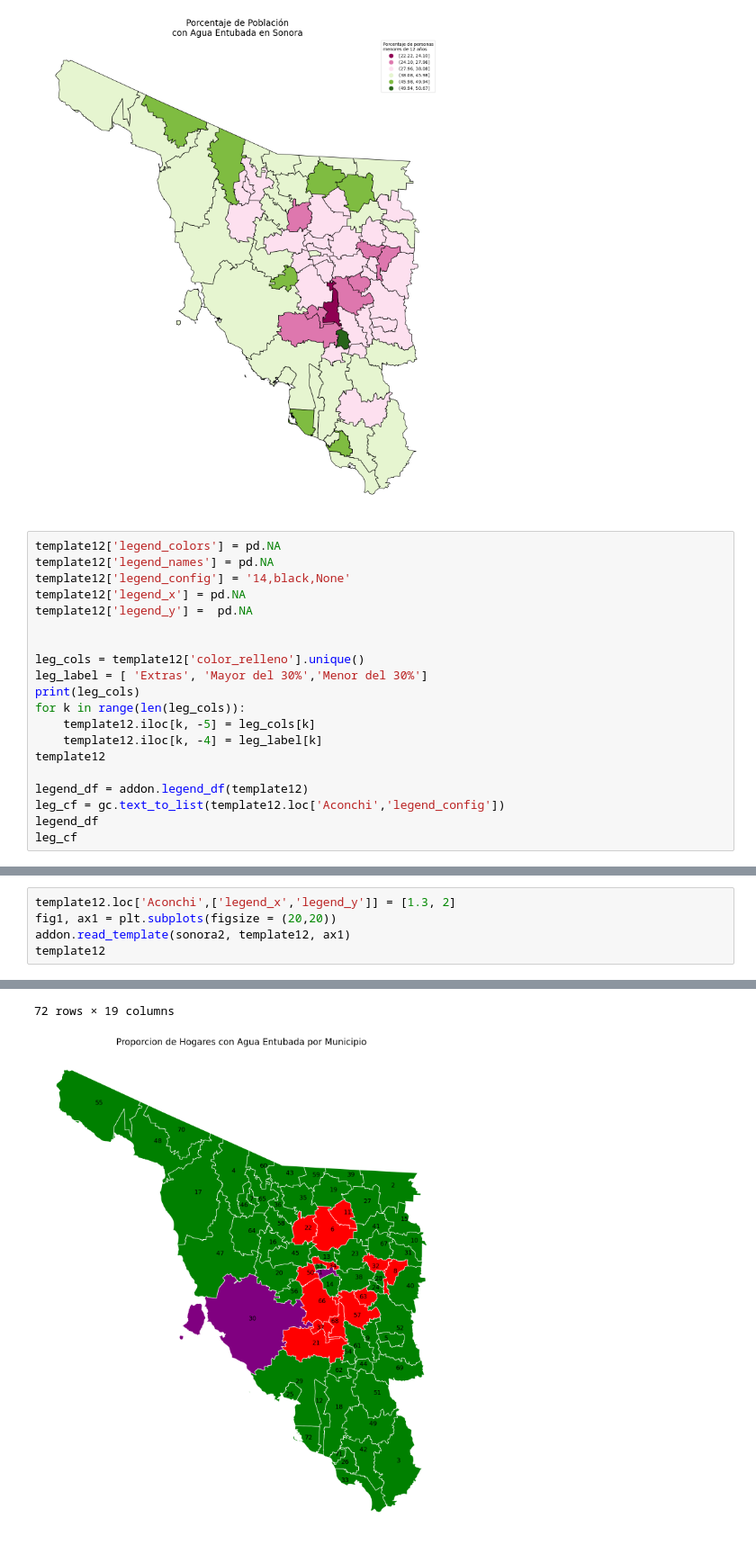
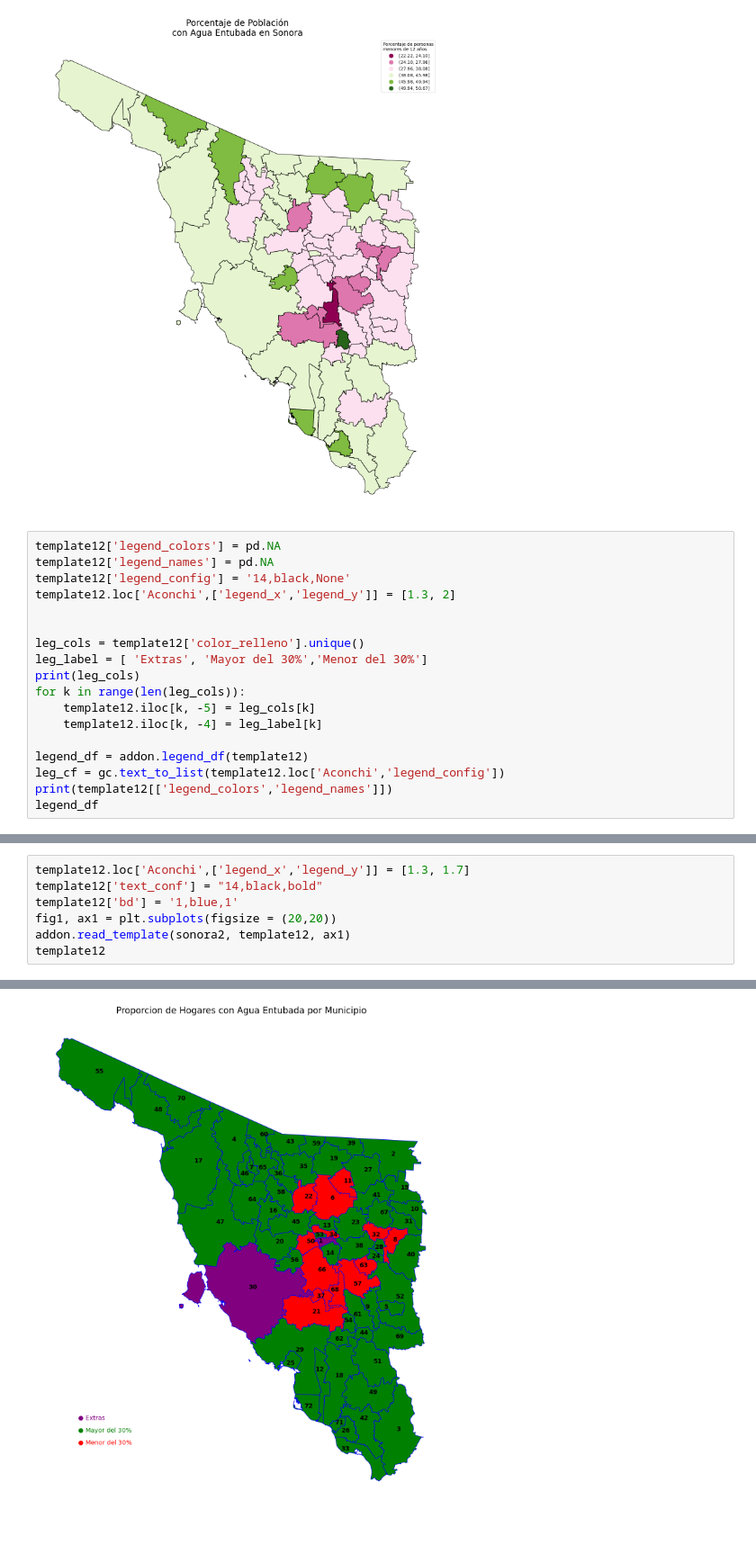
Before and after one commit to Dust1920/mapper, a Jupyter notebook: p1.ipynb, the cells around one changed output, grey strips where cells are left out. Shown at 90% size. Saved outputs shown, nothing was run; the diff lists cells and outputs as text.

```diff
--- a/p1.ipynb
+++ b/p1.ipynb
@@ -162,8 +114,7 @@ ad_1.set_axis_off()
 template12['legend_colors'] = pd.NA
 template12['legend_names'] = pd.NA
 template12['legend_config'] = '14,black,None'
-template12['legend_x'] = pd.NA
-template12['legend_y'] =  pd.NA
+template12.loc['Aconchi',['legend_x','legend_y']] = [1.3, 2]
 
 
 leg_cols = template12['color_relleno'].unique()
@@ -172,11 +123,10 @@ print(leg_cols)
 for k in range(len(leg_cols)):
     template12.iloc[k, -5] = leg_cols[k]
     template12.iloc[k, -4] = leg_label[k]
-template12
 
 legend_df = addon.legend_df(template12)
 leg_cf = gc.text_to_list(template12.loc['Aconchi','legend_config'])
+print(template12[['legend_colors','legend_names']])
 legend_df
-leg_cf
 # %% [output]
 ['purple' 'green' 'red']
@@ -271,5 +201,7 @@ red Menor del 30%
 # %%
-template12.loc['Aconchi',['legend_x','legend_y']] = [1.3, 2]
+template12.loc['Aconchi',['legend_x','legend_y']] = [1.3, 1.7]
+template12['text_conf'] = "14,black,bold"
+template12['bd'] = '1,blue,1'
 fig1, ax1 = plt.subplots(figsize = (20,20))
 addon.read_template(sonora2, template12, ax1)
 template12
@@ -307,2 +223 @@ San Ignacio Río Muerto                  <NA>  14,black,None     <NA>     <NA>
-72 rows × 19 columns
-[figure, old version]
+[figure, new version]
```
Also changed, not shown: parts of 9 cells of this notebook, 1 other file.
